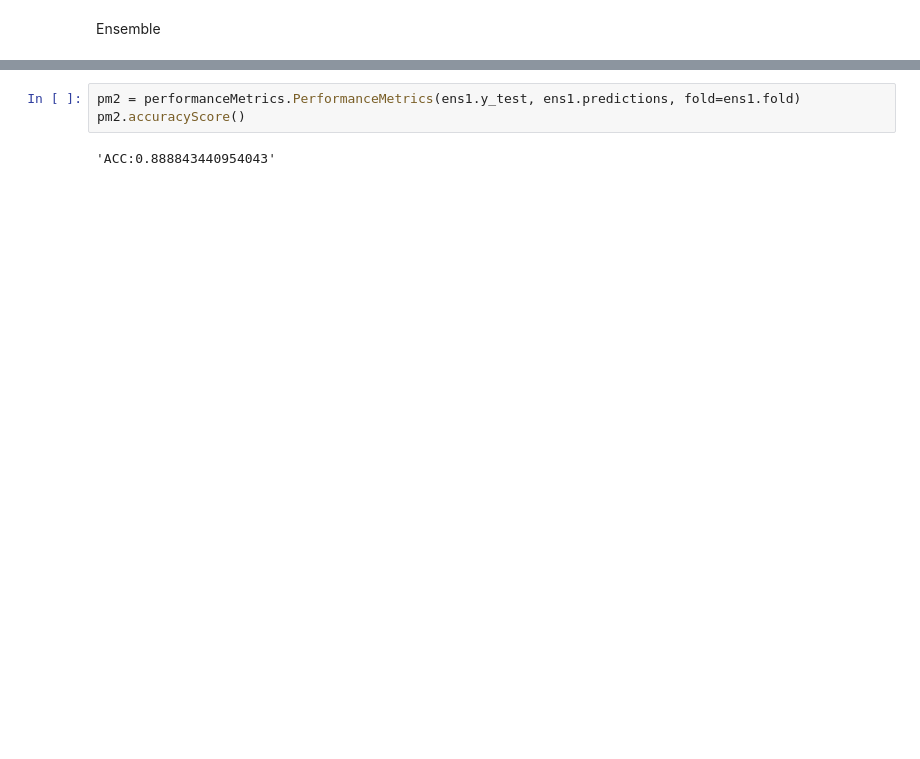
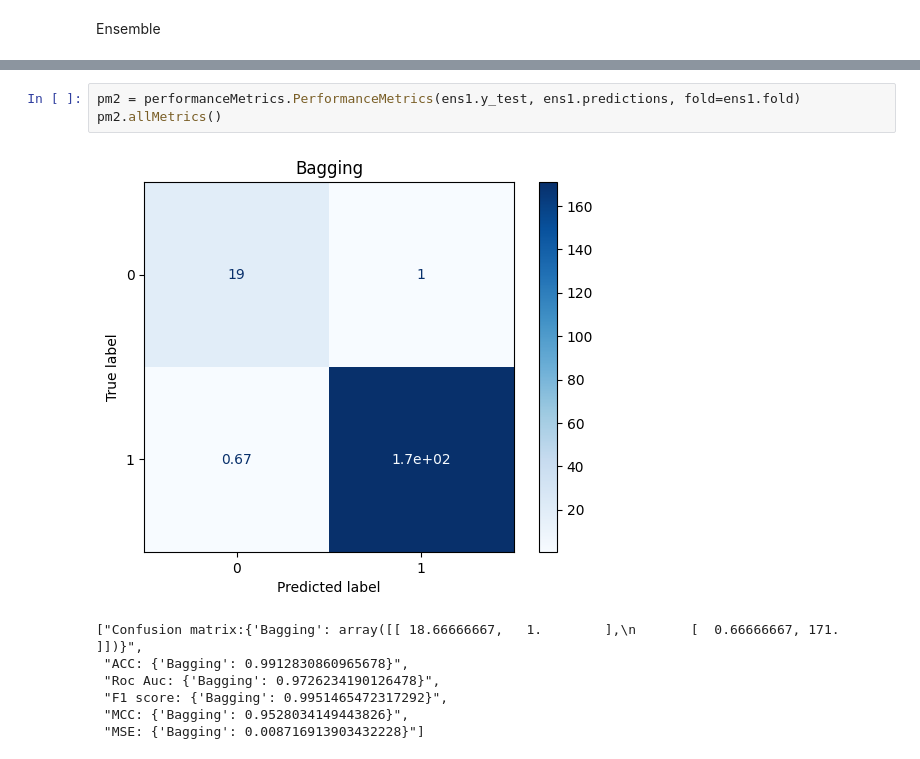
Before and after one commit to Szymqn/GlioClass, a Jupyter notebook: example_model.ipynb, the cells around one changed output, grey strips where cells are left out. Drawn from its saved outputs; the diff is of its cells as text; blank space fills up the shorter version.

```diff
--- a/example_model.ipynb
+++ b/example_model.ipynb
@@ -52,5 +69,11 @@ ens1 = ensemble.Ensemble(X, y, features=lasso_features, ensemble='Bagging', clas
 # %%
 pm2 = performanceMetrics.PerformanceMetrics(ens1.y_test, ens1.predictions, fold=ens1.fold)
-pm2.accuracyScore()
+pm2.allMetrics()
 # %% [output]
+[figure, added]
-'ACC:0.888843440954043'
+["Confusion matrix:{'Bagging': array([[ 18.66666667,   1.        ],\n       [  0.66666667, 171.        ]])}",
+ "ACC: {'Bagging': 0.9912830860965678}",
+ "Roc Auc: {'Bagging': 0.9726234190126478}",
+ "F1 score: {'Bagging': 0.9951465472317292}",
+ "MCC: {'Bagging': 0.9528034149443826}",
+ "MSE: {'Bagging': 0.008716913903432228}"]
```
Also changed, not shown: parts of 4 cells of this notebook, 1 other file.
